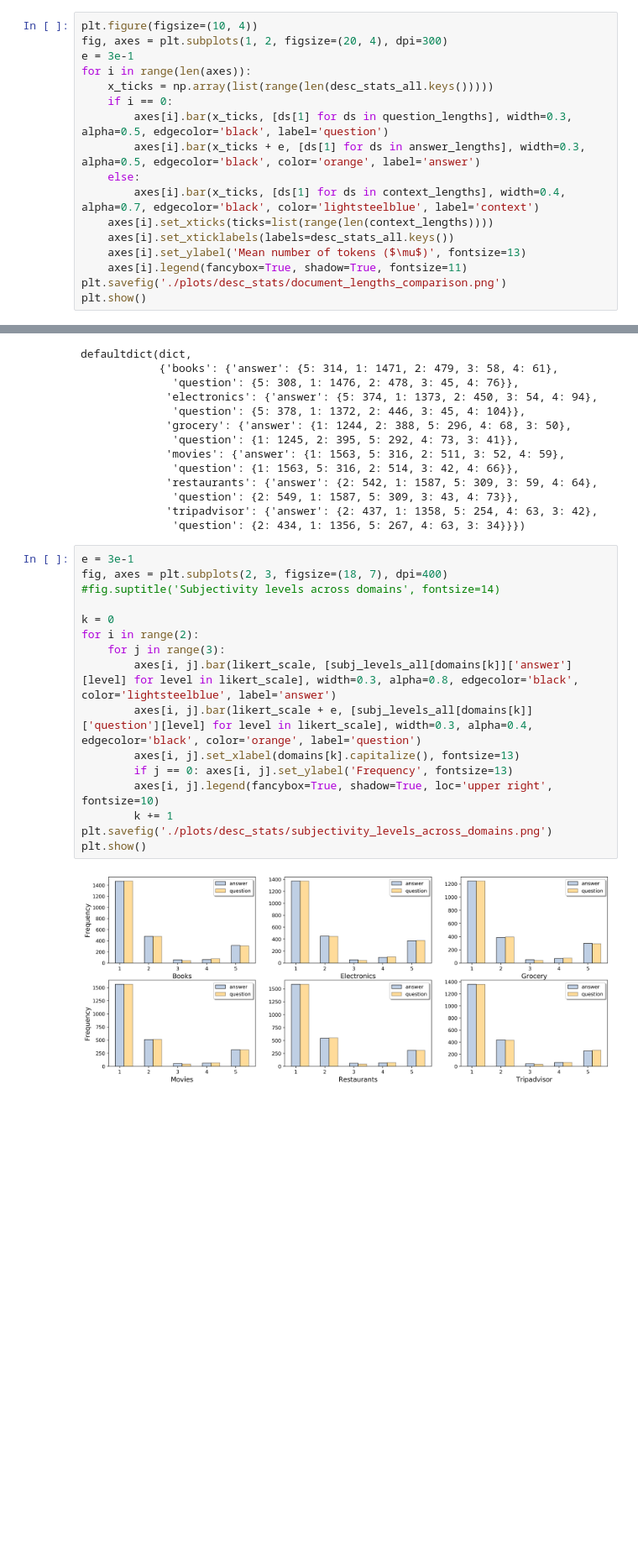
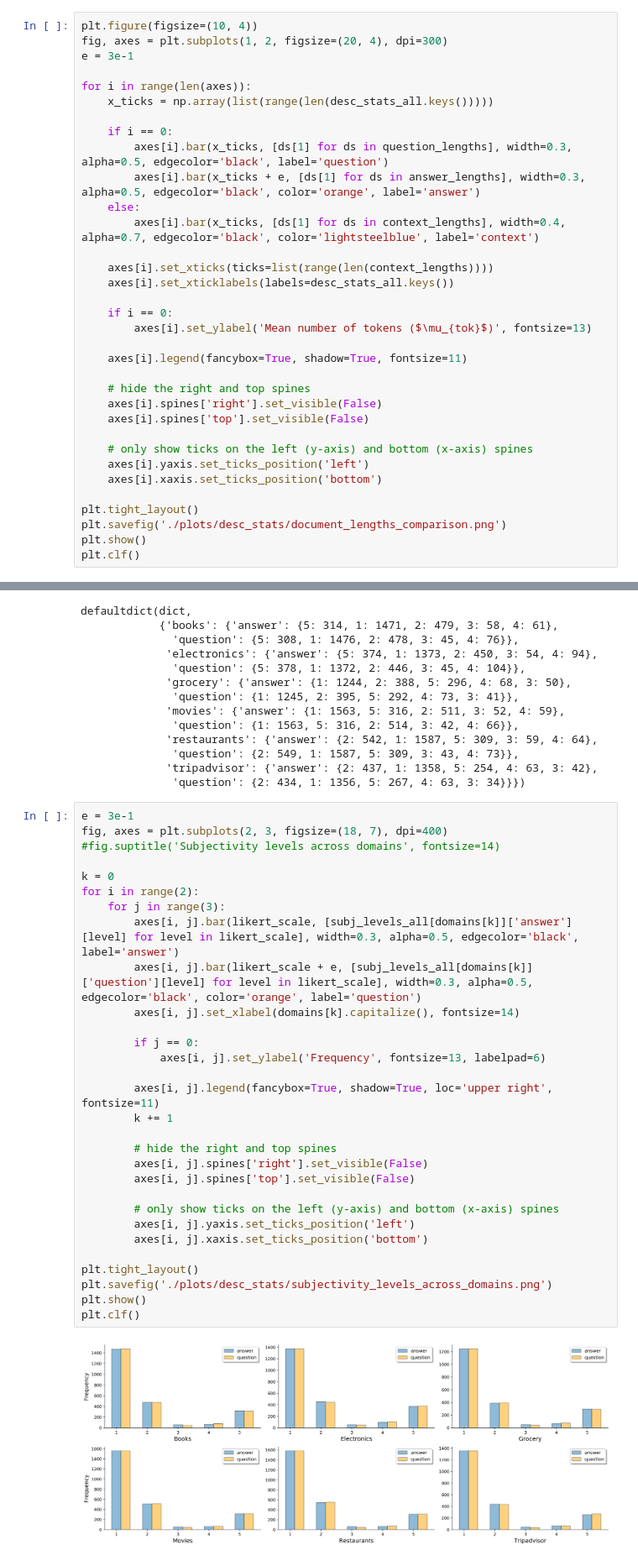
Before and after one commit to LukasMut/Subjective_QA, a Jupyter notebook: data_exploration.ipynb, the cells around one changed output, grey strips where cells are left out. Shown at 84% size. Cells and saved outputs as stored; diff of their text form; blank space fills up the shorter version.

```diff
--- a/data_exploration.ipynb
+++ b/data_exploration.ipynb
@@ -507,18 +361,35 @@ for domain, desc_stats in desc_stats_all.items():
 plt.figure(figsize=(10, 4))
 fig, axes = plt.subplots(1, 2, figsize=(20, 4), dpi=300)
 e = 3e-1
+
 for i in range(len(axes)):
     x_ticks = np.array(list(range(len(desc_stats_all.keys()))))
+
     if i == 0:
         axes[i].bar(x_ticks, [ds[1] for ds in question_lengths], width=0.3, alpha=0.5, edgecolor='black', label='question')
         axes[i].bar(x_ticks + e, [ds[1] for ds in answer_lengths], width=0.3, alpha=0.5, edgecolor='black', color='orange', label='answer')
     else:
         axes[i].bar(x_ticks, [ds[1] for ds in context_lengths], width=0.4, alpha=0.7, edgecolor='black', color='lightsteelblue', label='context')
+
     axes[i].set_xticks(ticks=list(range(len(context_lengths))))
     axes[i].set_xticklabels(labels=desc_stats_all.keys())
-    axes[i].set_ylabel('Mean number of tokens ($\mu$)', fontsize=13)
+
+    if i == 0:
+        axes[i].set_ylabel('Mean number of tokens ($\mu_{tok}$)', fontsize=13)
+
     axes[i].legend(fancybox=True, shadow=True, fontsize=11)
+
+    # hide the right and top spines
+    axes[i].spines['right'].set_visible(False)
+    axes[i].spines['top'].set_visible(False)
+
+    # only show ticks on the left (y-axis) and bottom (x-axis) spines
+    axes[i].yaxis.set_ticks_position('left')
+    axes[i].xaxis.set_ticks_position('bottom')
+
+plt.tight_layout()
 plt.savefig('./plots/desc_stats/document_lengths_comparison.png')
 plt.show()
+plt.clf()
 # %% [output]
 <Figure size 720x288 with 0 Axes>
@@ -593,19 +464,33 @@ defaultdict(dict,
 # %%
 e = 3e-1
 fig, axes = plt.subplots(2, 3, figsize=(18, 7), dpi=400)
 #fig.suptitle('Subjectivity levels across domains', fontsize=14)
 
 k = 0
 for i in range(2):
     for j in range(3):
-        axes[i, j].bar(likert_scale, [subj_levels_all[domains[k]]['answer'][level] for level in likert_scale], width=0.3, alpha=0.8, edgecolor='black', color='lightsteelblue', label='answer')
-        axes[i, j].bar(likert_scale + e, [subj_levels_all[domains[k]]['question'][level] for level in likert_scale], width=0.3, alpha=0.4, edgecolor='black', color='orange', label='question')
-        axes[i, j].set_xlabel(domains[k].capitalize(), fontsize=13)
-        if j == 0: axes[i, j].set_ylabel('Frequency', fontsize=13)
-        axes[i, j].legend(fancybox=True, shadow=True, loc='upper right', fontsize=10)
+        axes[i, j].bar(likert_scale, [subj_levels_all[domains[k]]['answer'][level] for level in likert_scale], width=0.3, alpha=0.5, edgecolor='black', label='answer')
+        axes[i, j].bar(likert_scale + e, [subj_levels_all[domains[k]]['question'][level] for level in likert_scale], width=0.3, alpha=0.5, edgecolor='black', color='orange', label='question')
+        axes[i, j].set_xlabel(domains[k].capitalize(), fontsize=14)
+
+        if j == 0:
+            axes[i, j].set_ylabel('Frequency', fontsize=13, labelpad=6)
+
+        axes[i, j].legend(fancybox=True, shadow=True, loc='upper right', fontsize=11)
         k += 1
+
+        # hide the right and top spines
+        axes[i, j].spines['right'].set_visible(False)
+        axes[i, j].spines['top'].set_visible(False)
+
+        # only show ticks on the left (y-axis) and bottom (x-axis) spines
+        axes[i, j].yaxis.set_ticks_position('left')
+        axes[i, j].xaxis.set_ticks_position('bottom')
+
+plt.tight_layout()
 plt.savefig('./plots/desc_stats/subjectivity_levels_across_domains.png')
 plt.show()
+plt.clf()
 # %% [output]
-[figure, old version]
+[figure, new version]
 <Figure size 432x288 with 0 Axes>
```
Also changed, not shown: parts of 16 cells of this notebook, 2 other files.
